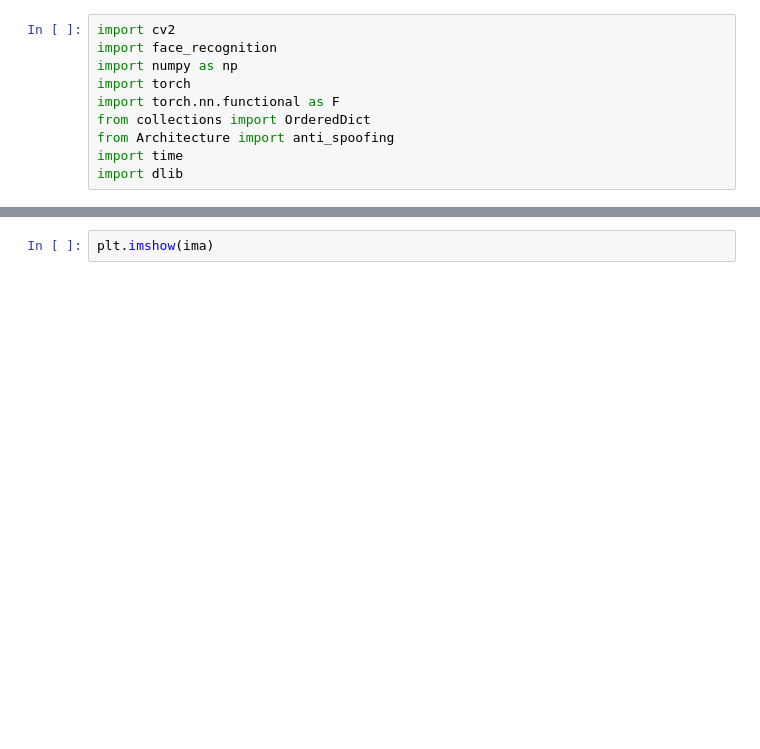
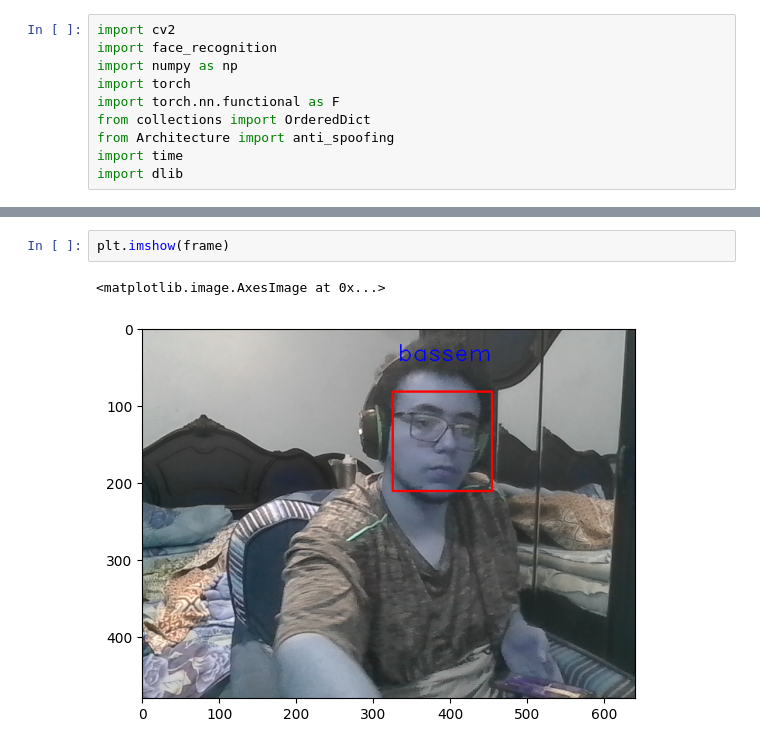
Before and after one commit to Bassem-2000/ASDC, a Jupyter notebook: Face Recognition/Untitled.ipynb, the cells around one changed output, grey strips where cells are left out. Drawn from its saved outputs; the diff is of its cells as text; blank space fills up the shorter version.

```diff
--- a/Face Recognition/Untitled.ipynb
+++ b/Face Recognition/Untitled.ipynb
@@ -196,2 +216,5 @@ for face in faces:
 # %%
-plt.imshow(ima)
+plt.imshow(frame)
+# %% [output]
+<matplotlib.image.AxesImage at 0x...>
+[figure, added]
```
Also changed, not shown: parts of 5 cells of this notebook.
